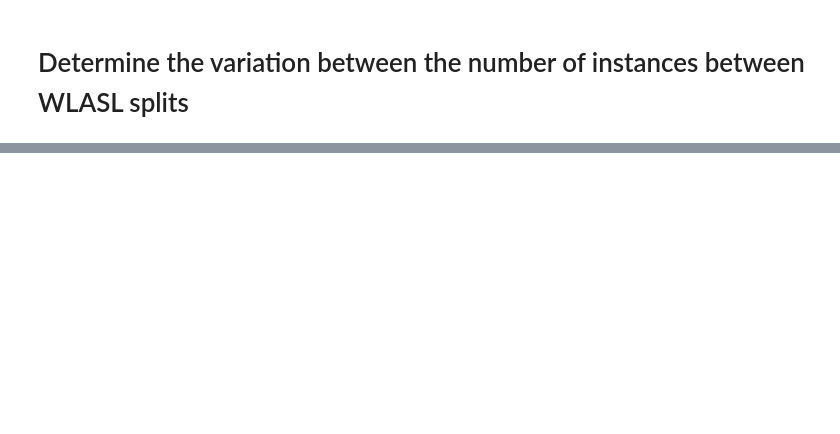
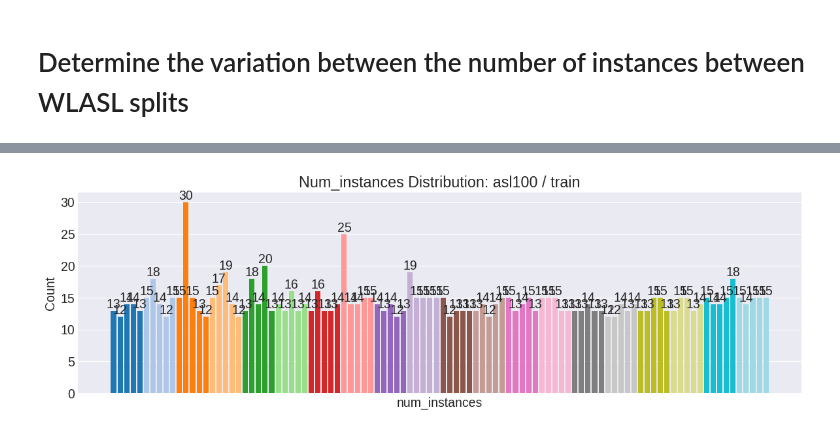
Before and after one commit to 0p3nTheSauce/SLR, a Jupyter notebook: src/results/dataset_analysis/num_instance_splits.ipynb, the cells around one changed output, grey strips where cells are left out. Saved outputs shown, nothing was run; the diff lists cells and outputs as text; code cells hidden in the pictures; blank space fills up the shorter version.

```diff
--- a/src/results/dataset_analysis/num_instance_splits.ipynb
+++ b/src/results/dataset_analysis/num_instance_splits.ipynb
@@ -138,0 +146,20 @@ plt.show()
+# %%
+set_name : AVAIL_SETS = 'train'
+split_name: AVAIL_SPLITS = 'asl100'
+histogram = split_dist[split_name][set_name]['num_inst_dist']
+plot_distribution(
+    histogram,
+    set_name=set_name,
+    split_name=split_name,
+    metric=metric,
+    categorical=True,
+    # bins=bins,
+    bins=len(histogram),
+    hist_or_bar='bar',
+    show_nums_on_bars=False,
+    no_statsy_lines=True,
+    out_path=f"./outputs/{metric}_{split_name}_{set_name}.pdf",
+    x_label_step= None
+)
+# %% [output]
+[figure, added]
```
Also changed, not shown: parts of 7 cells of this notebook, 43 other files.
